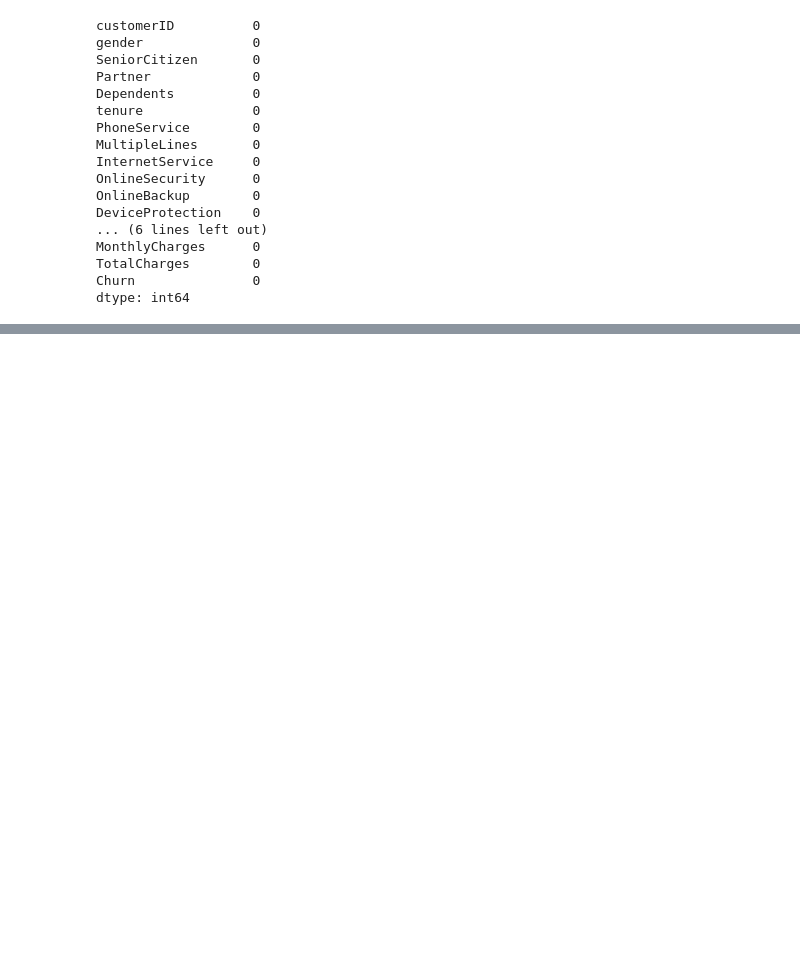
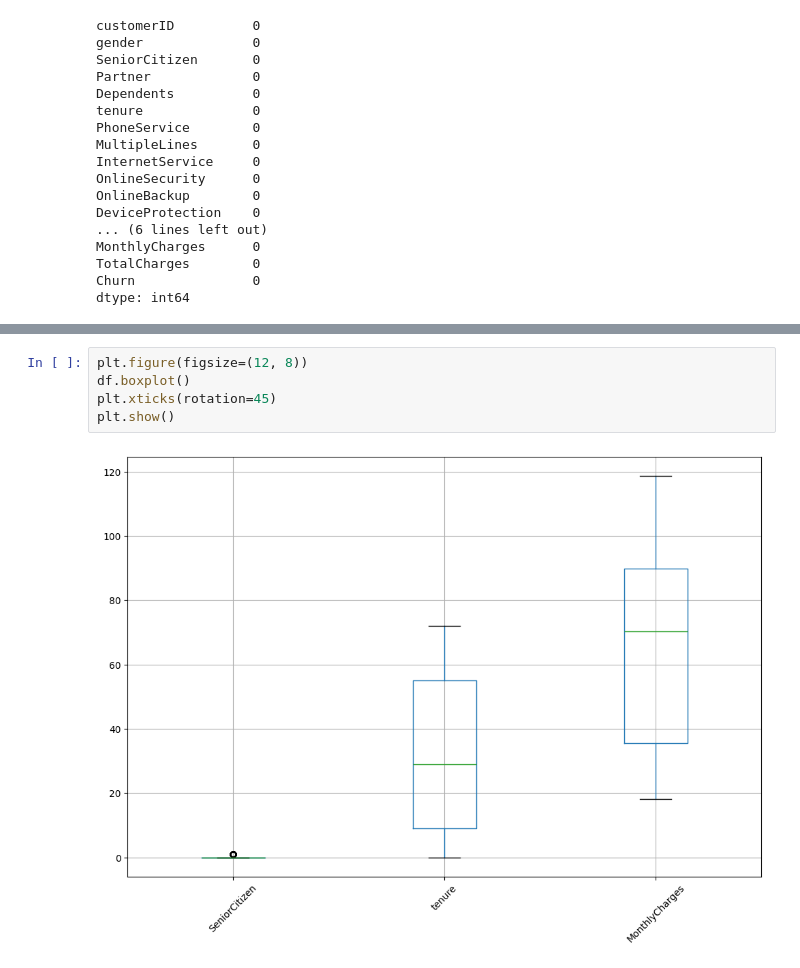
Before and after one commit to ismail-sha/customer-churn-project, a Jupyter notebook: cust_churn.ipynb, the cells around one changed output, grey strips where cells are left out. Drawn from its saved outputs; the diff is of its cells as text; blank space fills up the shorter version.

```diff
--- a/cust_churn.ipynb
+++ b/cust_churn.ipynb
@@ -100,0 +125,7 @@ dtype: int64
+# %%
+plt.figure(figsize=(12, 8))
+df.boxplot()
+plt.xticks(rotation=45)
+plt.show()
+# %% [output]
+[figure, added]
```
Also changed, not shown: parts of 5 cells of this notebook.
